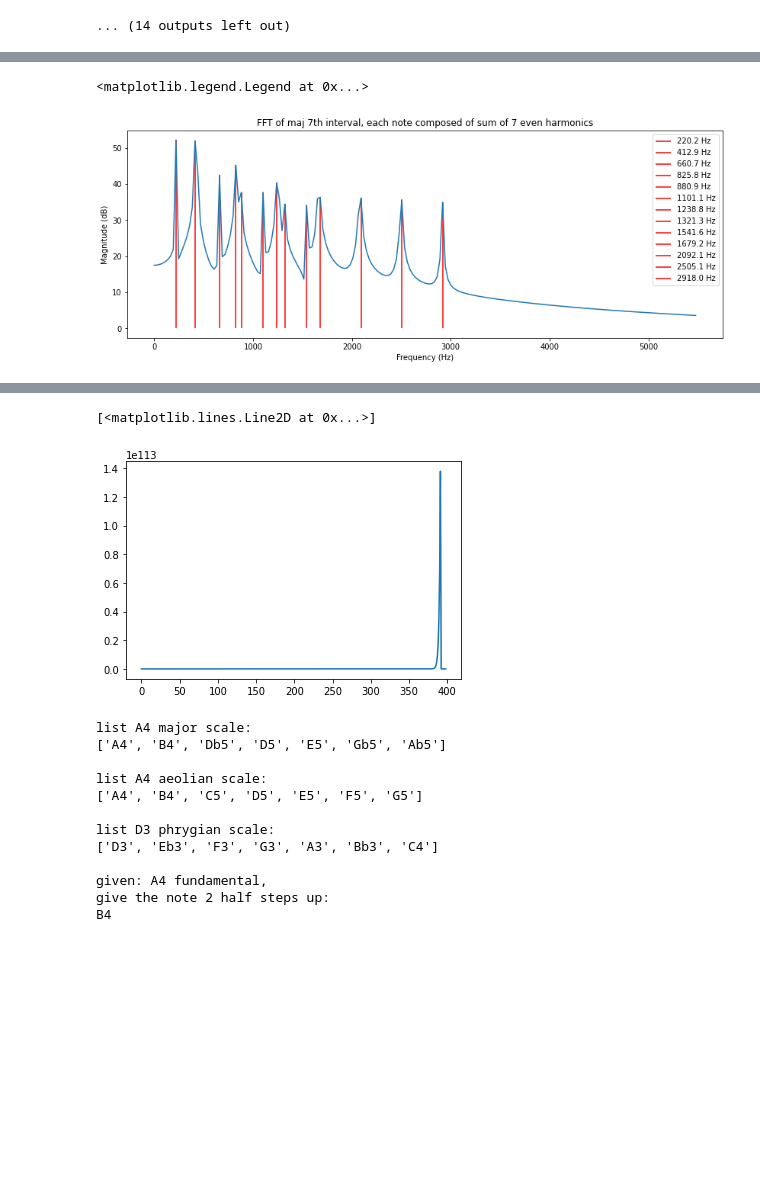
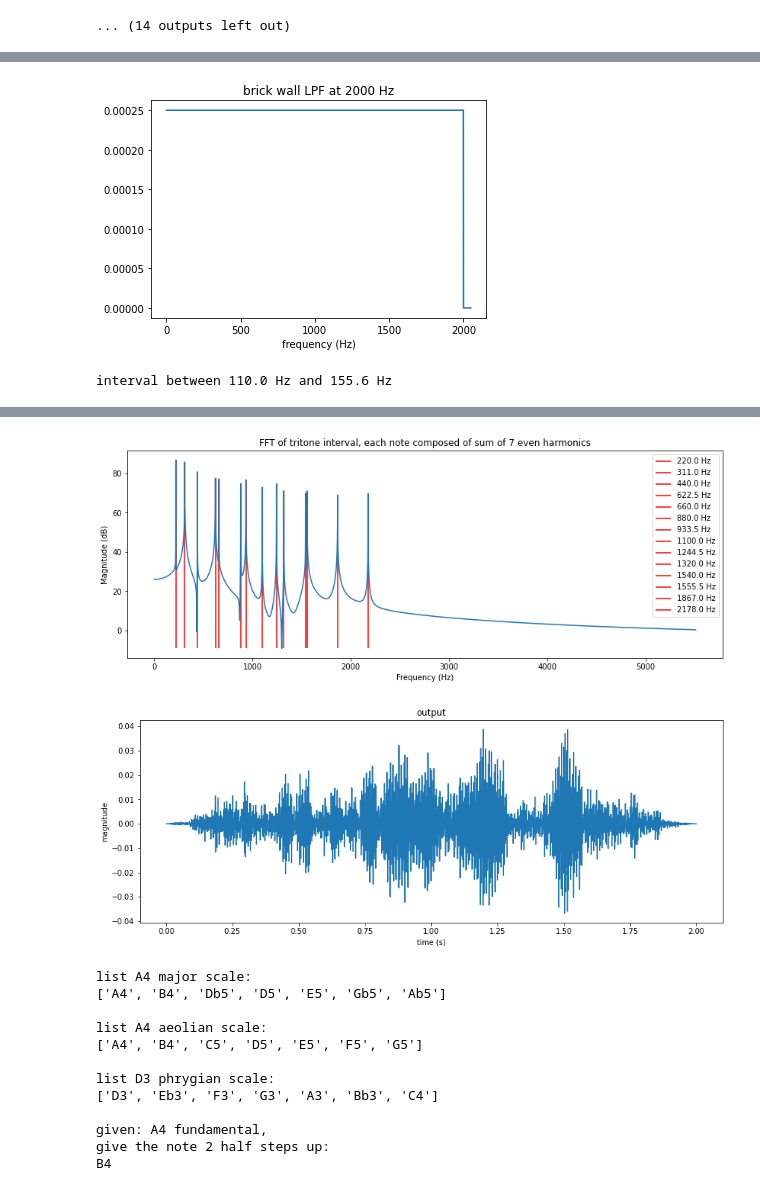
Before and after one commit to nip2/dsp_examples, a Jupyter notebook: music/music_intervals.ipynb, the cells around one changed output, grey strips where cells are left out. Drawn from its saved outputs; the diff is of its cells as text; code cells hidden in the pictures; blank space fills up the shorter version.

```diff
--- a/music/music_intervals.ipynb
+++ b/music/music_intervals.ipynb
@@ -437,21 +461,48 @@ len(mx)
 # %%
 # plot spectral content
-# plot fft of original waveform
-plotlen = N//4
+# take fft of previous array, x
 Y = scipy.fft.fft(x)
 Y_mag = 20*np.log10(np.absolute(Y))
 f = np.linspace(0, fs, N)
+
+# plot mov avg freq response
+LPF = np.zeros(N)
+LPF[:M] = rect
+plt.plot(f[:M+100],LPF[:M+100])
+plt.title('brick wall LPF at %d Hz' %cutoff)
+plt.xlabel('frequency (Hz)')
+plt.show()
+
+# plot fft
+plotlen = N//4
 plt.figure(figsize=(14, 5))
 plt.title('FFT of %s' % x_title)
 plt.plot(f[:plotlen], Y_mag[:plotlen])
 plt.xlabel('Frequency (Hz)')
 plt.ylabel('Magnitude (dB)')
+
+# find local max/min
 mx,mn = findLocalMaximaMinima(N, Y_mag[:N])
 
+# plot vertical lines at peaks
 for p in range(len(mx)//2):
-    plt.vlines(f[mx[p]],0,Y_mag[mx[p]],colors='r',label='%.1f Hz' %(f[mx[p]]))
+    plt.vlines(f[mx[p]],np.amin(Y_mag[:N//4]),Y_mag[mx[p]],colors='r',label='%.1f Hz' %(f[mx[p]]))
+plt.legend()
 
-plt.legend()
+print('interval between %.1f Hz and %.1f Hz' %(pitch[f0],pitch[fb]))
+
+# make fade in/fade out
+fadelen = int(round(1/10 * N))
+output = noisex
+for k in range(fadelen):
+    output[k] = k/fadelen * output[k]
+for g in range(fadelen):
+    q = (N-1) - g
+    output[q] = g/fadelen * output[q]
+
+# create audio of time series and plot
+plot_waveforms(Ts,N,output,'output')
+ipd.Audio(output,rate=fs)
 # %% [output]
+[figure, new version]
-<matplotlib.legend.Legend at 0x...>
+interval between 110.0 Hz and 155.6 Hz
-[figure, old version]
@@ -457,0 +510,2 @@ plt.legend()
+[figure, added]
+[figure, added]
@@ -462,16 +512,3 @@ plt.legend()
-# %%
-# find frequency density centers from fft
-L = 7
-weights = y
-for k in range(len(y)):
-    if k > L and k < len(y) - L:
-        weights[k] = sum(y[k-L:k+L])
-
-#weights = 20*np.log10(weights)
-plt.plot(weights)
-# %% [output]
-[<matplotlib.lines.Line2D at 0x...>]
-[figure, removed]
 # %%
 # scale stuff
 root = 'A4'
```
Also changed, not shown: parts of 7 cells of this notebook.
